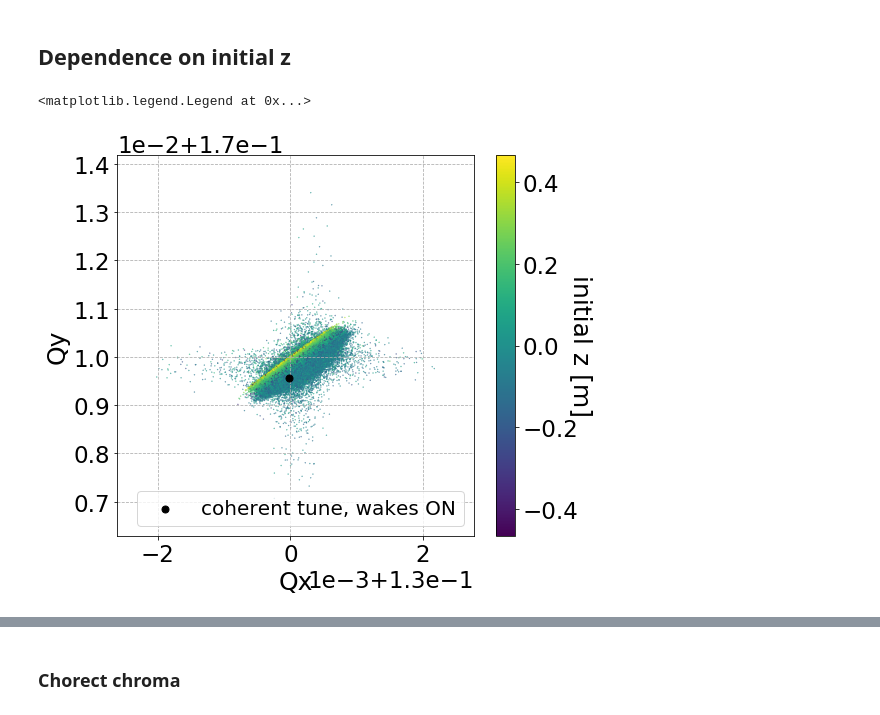
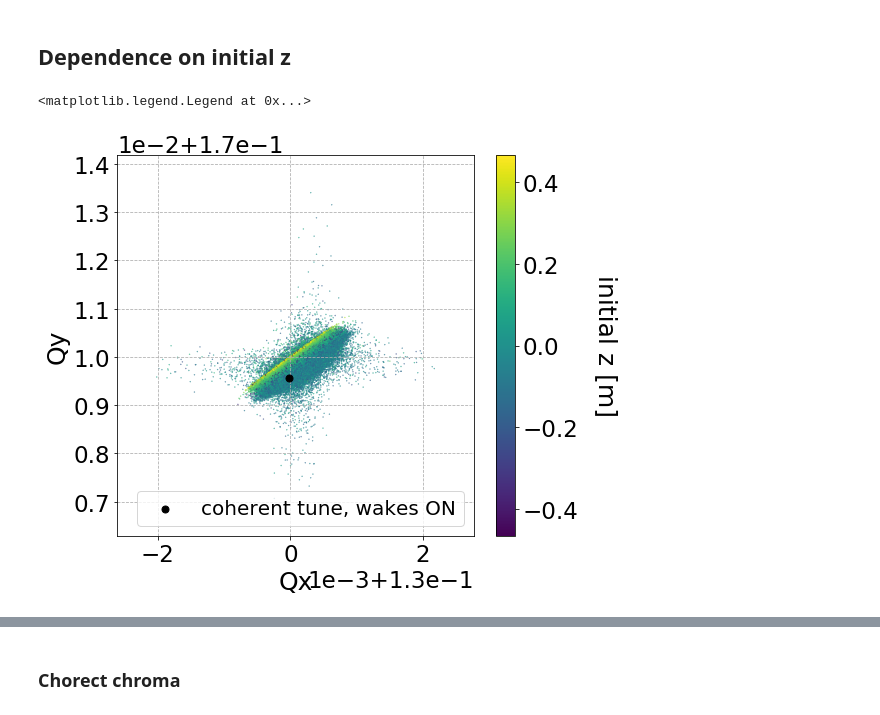
Before and after one commit to natriant/exploring_SPS, a Jupyter notebook: coherent_and_incoherent_tuneShift/job002_loadTuneData_plot_footprint.ipynb, the cells around one changed output, grey strips where cells are left out. Cells and saved outputs as stored; diff of their text form; code cells hidden in the pictures.

Commit message:
fix labels

```diff
--- a/coherent_and_incoherent_tuneShift/plot_footprint.ipynb
+++ b/coherent_and_incoherent_tuneShift/job002_loadTuneData_plot_footprint.ipynb
@@ -54,8 +52,8 @@ Qy_coherent_nowakes = 0.1799906063619161
 # %% [markdown]
 ### Load the tunes for each particle as obtained from tracking
 # %%
-Qx_incoherent_wakes = pickle.load(open('Qx_file.pkl', 'rb'))
-Qy_incoherent_wakes = pickle.load(open('Qy_file.pkl', 'rb'))
+Qx_incoherent_wakes = pickle.load(open('./tune_pickle_data/Qx_file.pkl', 'rb'))
+Qy_incoherent_wakes = pickle.load(open('./tune_pickle_data/Qy_file.pkl', 'rb'))
 # %%
 plt.plot(Qx_incoherent_wakes, Qy_incoherent_wakes, '.', c='C1', ms=0.1)
 plt.xlabel('Qx')
@@ -80,7 +78,7 @@ plt.legend(loc=2)
 4) Analytically compute the tune shift with amplotiude
 # %%
 # Load the initial distribution to apply the condition in the initial positions
-file2 = open(f'bunch2', 'rb')
+file2 = open(f'./tune_pickle_data/bunch2', 'rb')
 bunch = pickle.load(file2)
 file2.close()
 
@@ -191,20 +192,20 @@ df.groupby('sigma z').count()
 # %%
 fig, ax = plt.subplots()
 
 vmin = -3*np.std(df['z init']) # zoom in to 3 sigma(std)z
 vmax= 3*np.std(df['z init'])
 
 cb2 = ax.scatter(df['Qx'], df['Qy'],c=df['z init'], s=0.1, vmin=vmin, vmax=vmax, cmap='viridis')
 mpl2 = fig.colorbar(cb2)
-mpl2.set_label('initial z [m]', labelpad=15, rotation=270)
+mpl2.set_label('initial z [m]', labelpad=40, rotation=270)
 
 plt.xlabel('Qx')
 plt.ylabel('Qy')
 plt.grid(linestyle='dashed')
 plt.scatter(Qx_coherent_wakes, Qy_coherent_wakes, c='k', zorder=50, label='coherent tune, wakes ON')
 plt.ticklabel_format(axis='y', style='', scilimits=(-2,-2), useOffset=0.17)
 plt.ticklabel_format(axis='x', style='', scilimits=(-3,-3), useOffset=0.13)
 plt.legend(loc=4)
 # %% [output]
 <matplotlib.legend.Legend at 0x...>
-[figure, old version]
+[figure, new version]
```
Also changed, not shown: parts of 10 cells of this notebook, 2 other files.
